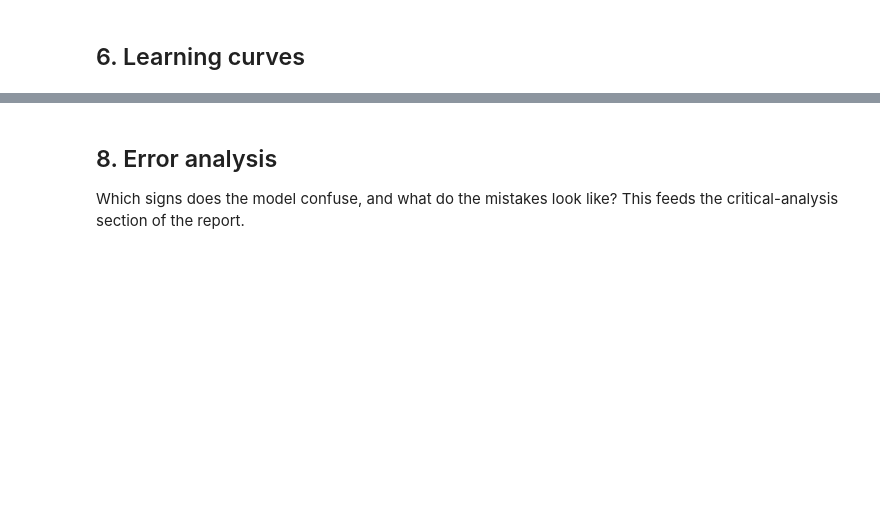
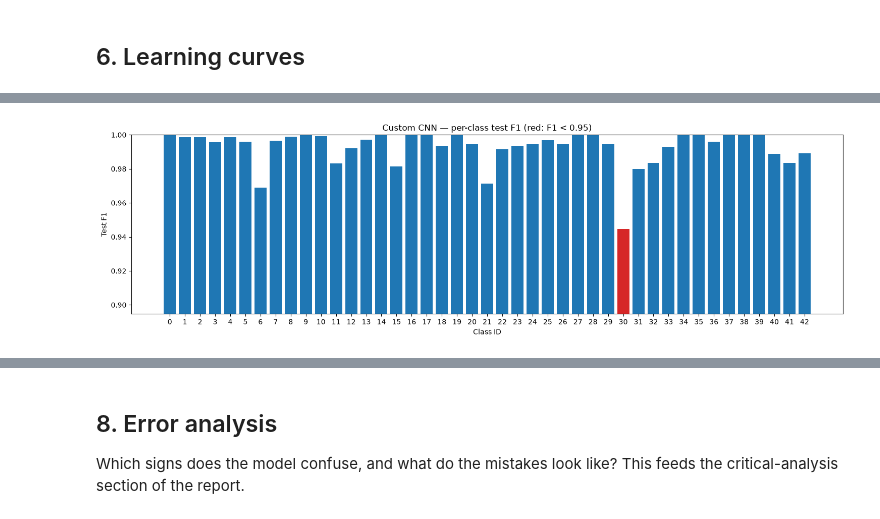
Before and after one commit to AaqibAR/DL_GroupProject, a Jupyter notebook: notebooks/custom_cnn_naweedh.ipynb, the cells around one changed output, grey strips where cells are left out. Cells and saved outputs as stored; diff of their text form; code cells hidden in the pictures; blank space fills up the shorter version.

```diff
--- a/notebooks/custom_cnn_naweedh.ipynb
+++ b/notebooks/custom_cnn_naweedh.ipynb
@@ -351,28 +427 @@ layer_params.sort_values("count", ascending=False).head(8)
-# %%
-if CONFIG["use_class_weights"]:
-    class_weights = torch.tensor(len(y_train) / (CONFIG["num_classes"] * counts), dtype=torch.float32)
-    criterion = nn.CrossEntropyLoss(weight=class_weights.to(DEVICE), label_smoothing=CONFIG["label_smoothing"])
-else:
-    criterion = nn.CrossEntropyLoss(label_smoothing=CONFIG["label_smoothing"])
-
-optimizer = torch.optim.AdamW(model.parameters(), lr=CONFIG["learning_rate"], weight_decay=CONFIG["weight_decay"])
-scheduler = torch.optim.lr_scheduler.ReduceLROnPlateau(optimizer, mode="min", factor=0.5, patience=3)
-
-
-def run_epoch(model, loader, train):
-    model.train(train)
-    total_loss, correct, n = 0.0, 0, 0
-    with torch.set_grad_enabled(train):
-        for xb, yb in loader:
-            xb, yb = xb.to(DEVICE, non_blocking=True), yb.to(DEVICE, non_blocking=True)
-            logits = model(xb)
-            loss = criterion(logits, yb)
-            if train:
-                optimizer.zero_grad(set_to_none=True)
-                loss.backward()
-                optimizer.step()
-            total_loss += loss.item() * yb.size(0)
-            correct += (logits.argmax(1) == yb).sum().item()
-            n += yb.size(0)
-    return total_loss / n, correct / n
 # %%
@@ -468,11 +602,12 @@ pd.Series(metrics).to_frame("Custom CNN")
 # %%
-# Per-class precision / recall / F1
+# Per-class precision / recall / F1 on the test set
 report = classification_report(y_test, test_pred, labels=list(range(CONFIG["num_classes"])),
                                target_names=CLASS_NAMES, output_dict=True, zero_division=0)
 per_class = pd.DataFrame({k: report[k] for k in CLASS_NAMES}).T
 per_class.index.name = "class"
 per_class.insert(0, "class_id", range(CONFIG["num_classes"]))
+per_class["support"] = per_class["support"].astype(int)
 per_class["train_count"] = counts
 per_class.to_csv(RESULTS_DIR / "per_class_metrics.csv")
 print("Worst 10 classes by F1:")
-per_class.sort_values("f1-score").head(10)[["class_id", "precision", "recall", "f1-score", "support", "train_count"]]
+per_class.sort_values("f1-score").head(10)[["class_id", "precision", "recall", "f1-score", "support", "train_count"]].round(4)
@@ -479,2 +628,15 @@ per_class.sort_values("f1-score").head(10)[["class_id", "precision", "recall", "
+# %%
+fig, ax = plt.subplots(figsize=(15, 4.5))
+colors = ["tab:red" if f < 0.95 else "tab:blue" for f in per_class["f1-score"]]
+ax.bar(per_class.class_id, per_class["f1-score"], color=colors)
+ax.set_xticks(per_class.class_id)
+ax.set_xlabel("Class ID"); ax.set_ylabel("Test F1")
+ax.set_ylim(max(0, per_class["f1-score"].min() - 0.05), 1.0)
+ax.set_title("Custom CNN — per-class test F1 (red: F1 < 0.95)")
+plt.tight_layout()
+plt.savefig(RESULTS_DIR / "per_class_f1.png", dpi=150)
+plt.show()
+# %% [output]
+[figure, added]
 # %%
 cm = confusion_matrix(y_test, test_pred, labels=list(range(CONFIG["num_classes"])))
```
Also changed, not shown: parts of 32 cells of this notebook, 19 other files.
